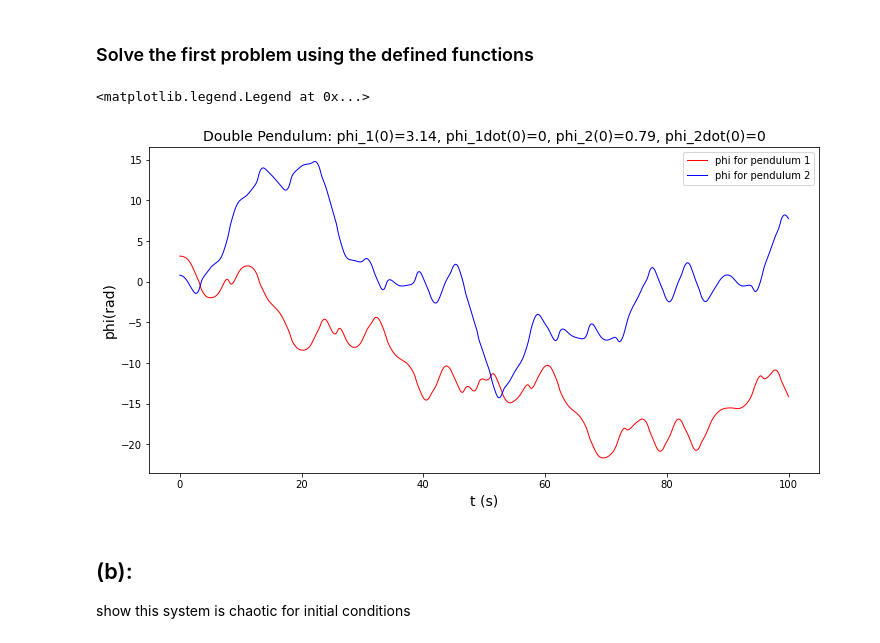
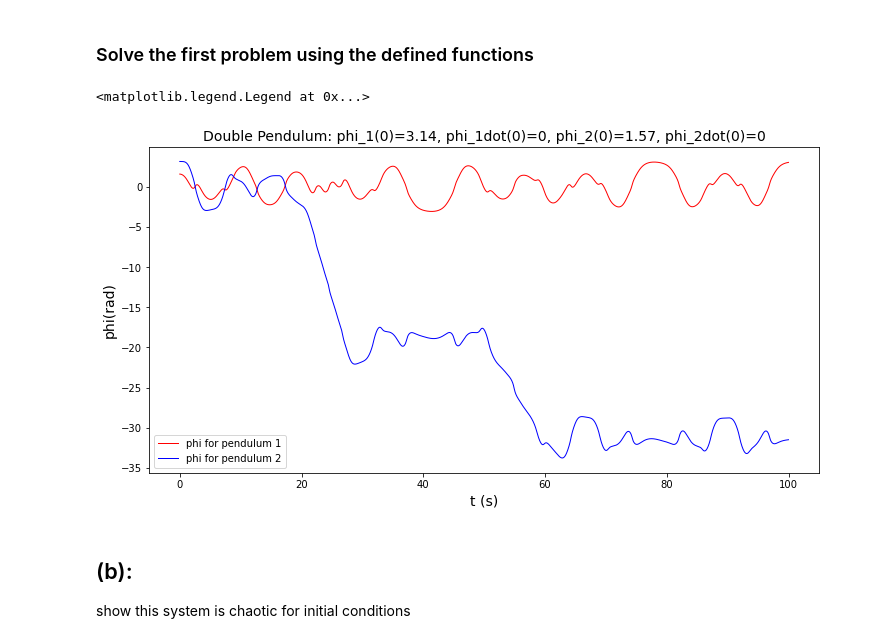
Before and after one commit to Boyu622/5300_final, a Jupyter notebook: My first problem.ipynb, the cells around one changed output. Saved outputs shown, nothing was run; the diff lists cells and outputs as text; code cells hidden in the pictures.

```diff
--- a/My first problem.ipynb
+++ b/My first problem.ipynb
@@ -98,28 +98,28 @@ class double_Pendulum():
 # %%
 #first devide variables to small pieces
 pendulum = double_Pendulum()
 t_pts = np.arange(0, 100, 0.01)
 
 #set up initial conditions
-phi0_1=np.pi
+phi0_1=np.pi/2.
 phi0_1dot=0.
-phi0_2=np.pi/4.
+phi0_2=np.pi
 phi0_2dot=0.
 
 #plug variables into function we defined
 phi_1,phi_1dot,phi_2,phi_2dot = pendulum.solve_ode(t_pts,phi0_1=phi0_1,phi0_1dot=phi0_1dot,phi0_2=phi0_2,phi0_2dot=phi0_2dot)
 
 #Now set up the plot
 plt.figure(figsize=(12,6))
 plt.xlabel('t (s)', fontsize=14)
 plt.ylabel('phi(rad)', fontsize=14)
-plt.title('Double Pendulum: phi_1(0)=3.14, phi_1dot(0)=0, phi_2(0)=0.79, phi_2dot(0)=0', fontsize=14)
+plt.title('Double Pendulum: phi_1(0)=3.14, phi_1dot(0)=0, phi_2(0)=1.57, phi_2dot(0)=0', fontsize=14)
 plt.plot(t_pts, phi_1, linewidth=1.0, label='phi for pendulum 1',color = 'red')
 plt.plot(t_pts, phi_2, linewidth=1.0, label='phi for pendulum 2',color = 'blue')
 plt.legend()
 # %% [output]
 <matplotlib.legend.Legend at 0x...>
-[figure, old version]
+[figure, new version]
 # %% [markdown]
 <h2>(b):</h2>
 
```
